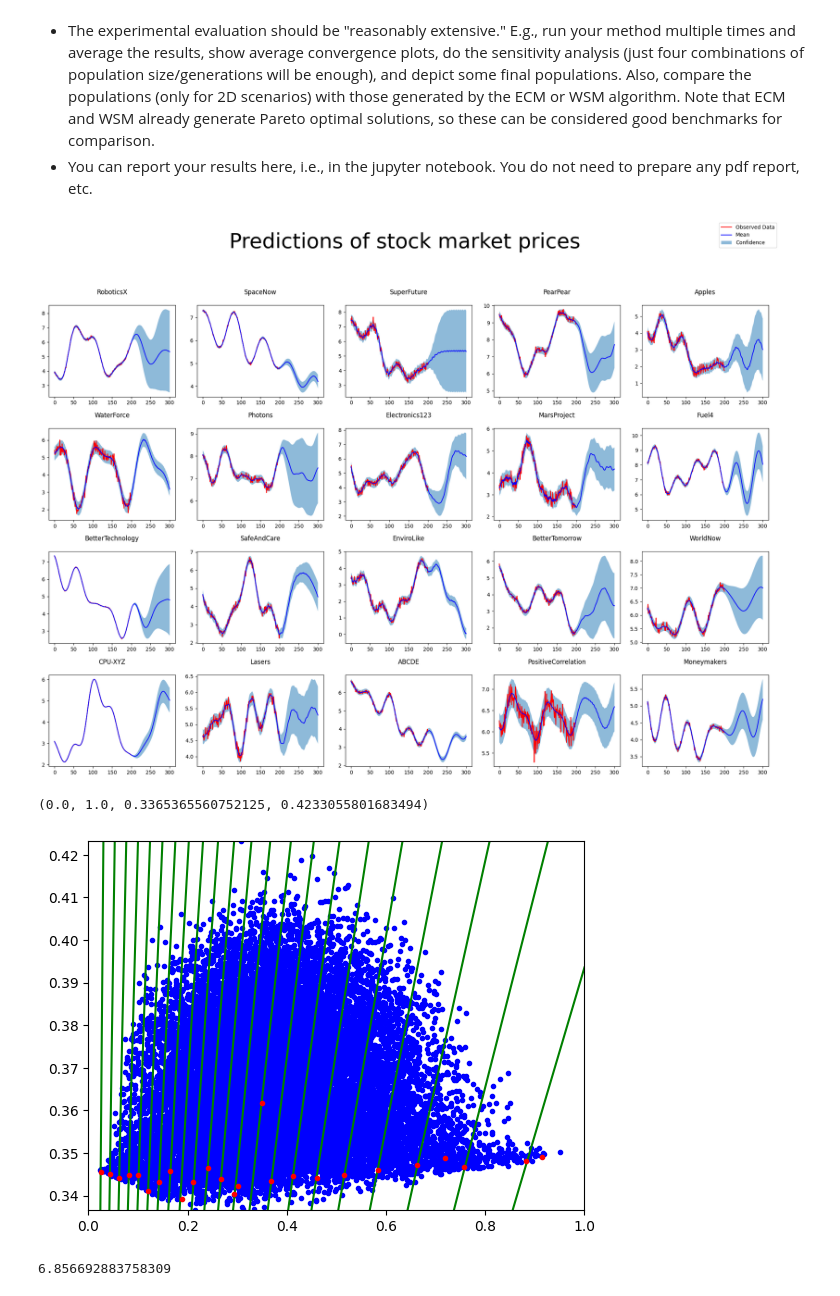
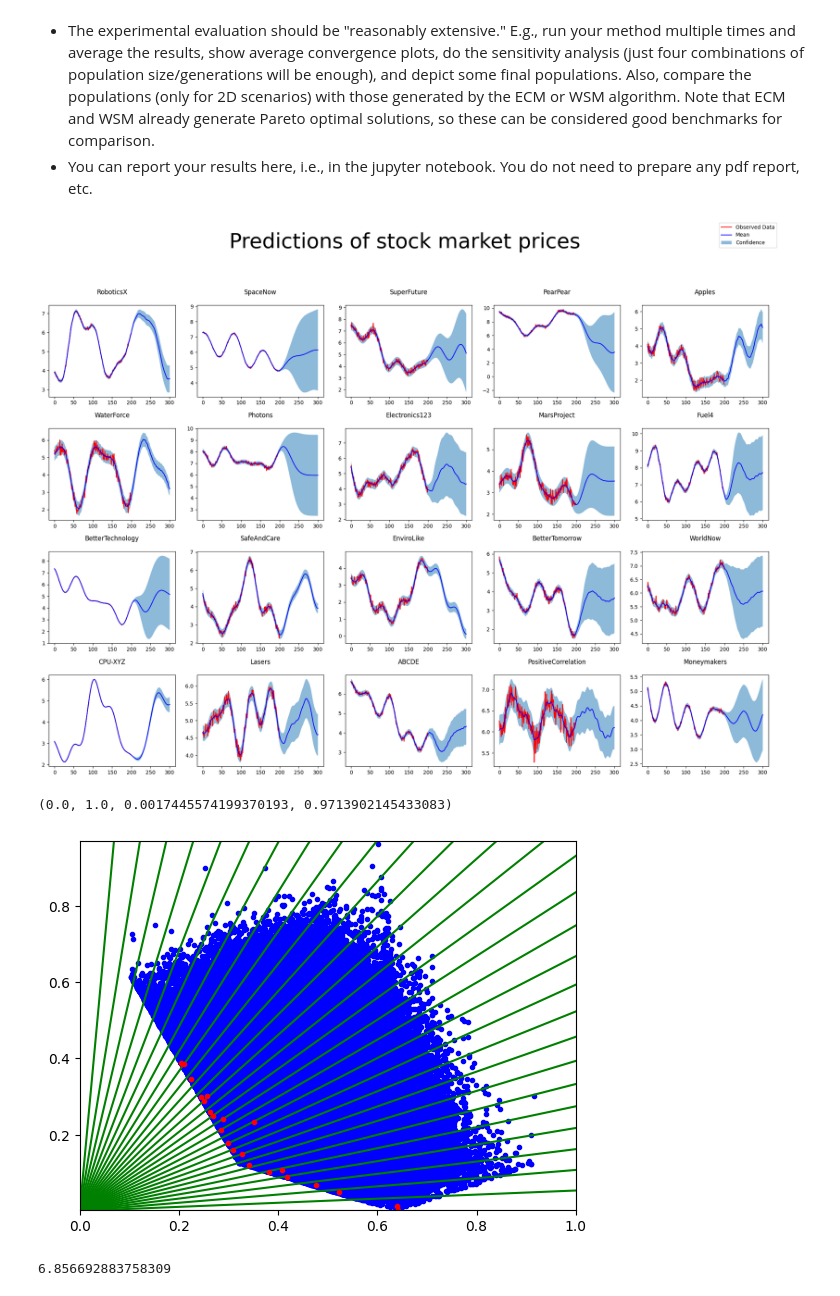
Before and after one commit to alessandro1802/moo, a Jupyter notebook: lab2.ipynb, the cells around one changed output. Saved outputs shown, nothing was run; the diff lists cells and outputs as text; code cells hidden in the pictures.

```diff
--- a/lab2.ipynb
+++ b/lab2.ipynb
@@ -26,6 +26,8 @@ for i in range(len(stock_data)): #to minimise
     stock_data[i].increase=((max_return-min_return)-(stock_data[i].increase-min_return))/(max_return-min_return)
 risk_matrix = getRiskMatrix(stock_data)
 risk_matrix=((risk_matrix-np.min(risk_matrix))/(np.max(risk_matrix)-np.min(risk_matrix)))/len(stock_data)
+row_sums = risk_matrix.sum(axis=1)
+risk_matrix=((risk_matrix-np.min(row_sums)/len(stock_data))/(np.max(row_sums)-np.min(row_sums)))
 fig, axes = plt.subplots(4, 5, figsize=(20, 15))
 fig.tight_layout(h_pad=5)
 plt.subplots_adjust(top=0.85)
@@ -46,7 +48,7 @@ fig.legend(['Observed Data', 'Mean', 'Confidence'], loc='upper right')
 plt.savefig('pred2.svg')
 plt.show()
 # %% [output]
-[figure, old version]
+[figure, new version]
 # %%
 import numpy as np
 import math
@@ -183,26 +185,26 @@ class MOEA_D():
         return self.population,self.population_points.values(),self.old_points,list(self.a_objective_lines.keys())
 # %%
 population_size = 300
-num_iterations = 1000
+num_iterations = 10000
 num_objectives = 30
 num_neighbors = 5
 crossover_rate = 0.9
 mutation_rate = 0.1
 
 solver = MOEA_D(stock_data, population_size, num_iterations, num_objectives, num_neighbors, crossover_rate, mutation_rate)
 
 sol = solver.solve()
 points = np.array(list(sol[1]))
 old_points = np.array(list(sol[2]))
 straight = np.array(list(sol[3]))
 plt.plot(old_points[:,0],old_points[:,1],'b.')
 for i in straight[:-1]:
     plt.axline((0,0),(1,i), color='g')
 plt.plot(points[:,0],points[:,1],'r.')
 plt.axis([0,1,min(old_points[:,1]),max(old_points[:,1])])
 # %% [output]
-(0.0, 1.0, 0.3365365560752125, 0.4233055801683494)
+(0.0, 1.0, 0.0017445574199370193, 0.9713902145433083)
-[figure, old version]
+[figure, new version]
 # %%
 min_return = min([i.increase for i in stock_data])
 min(old_points[:,1])
```
Also changed, not shown: parts of 1 cell of this notebook.
